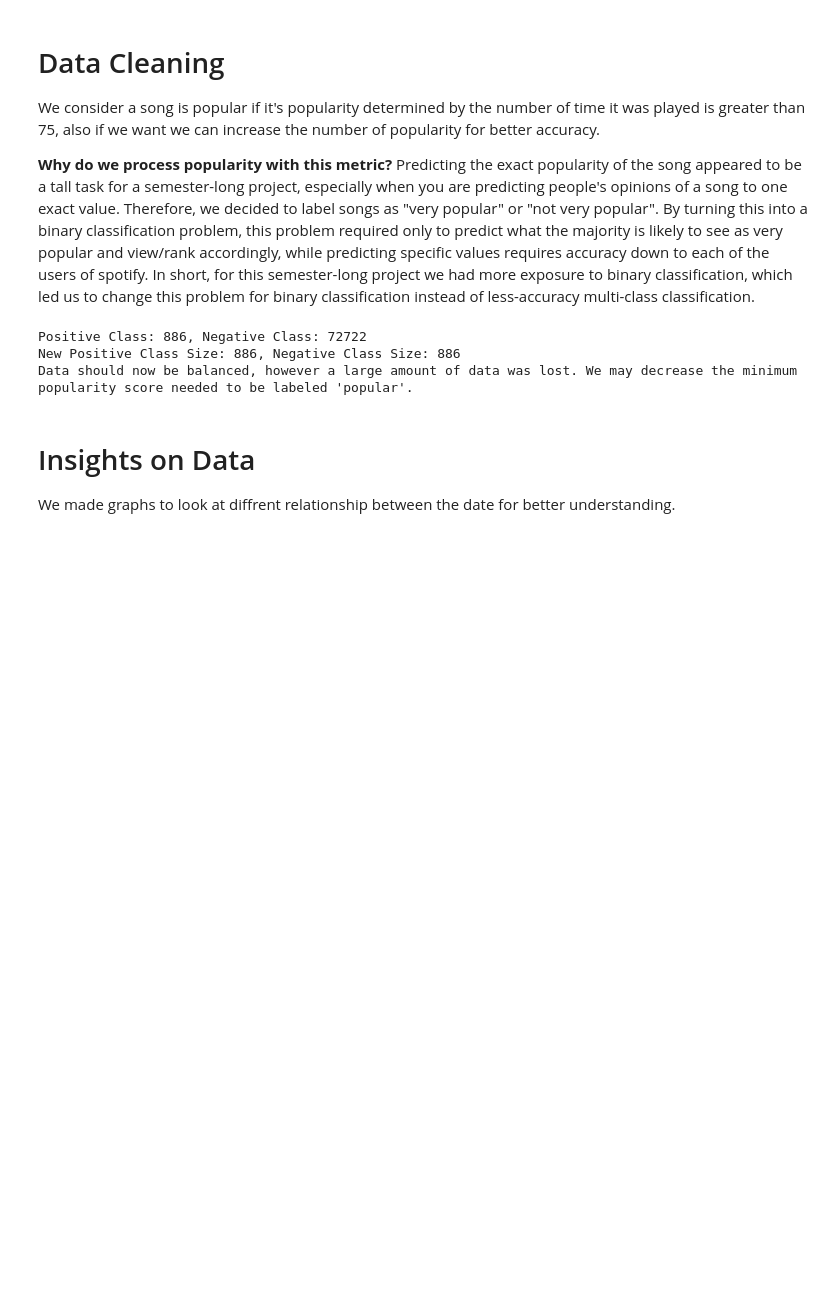
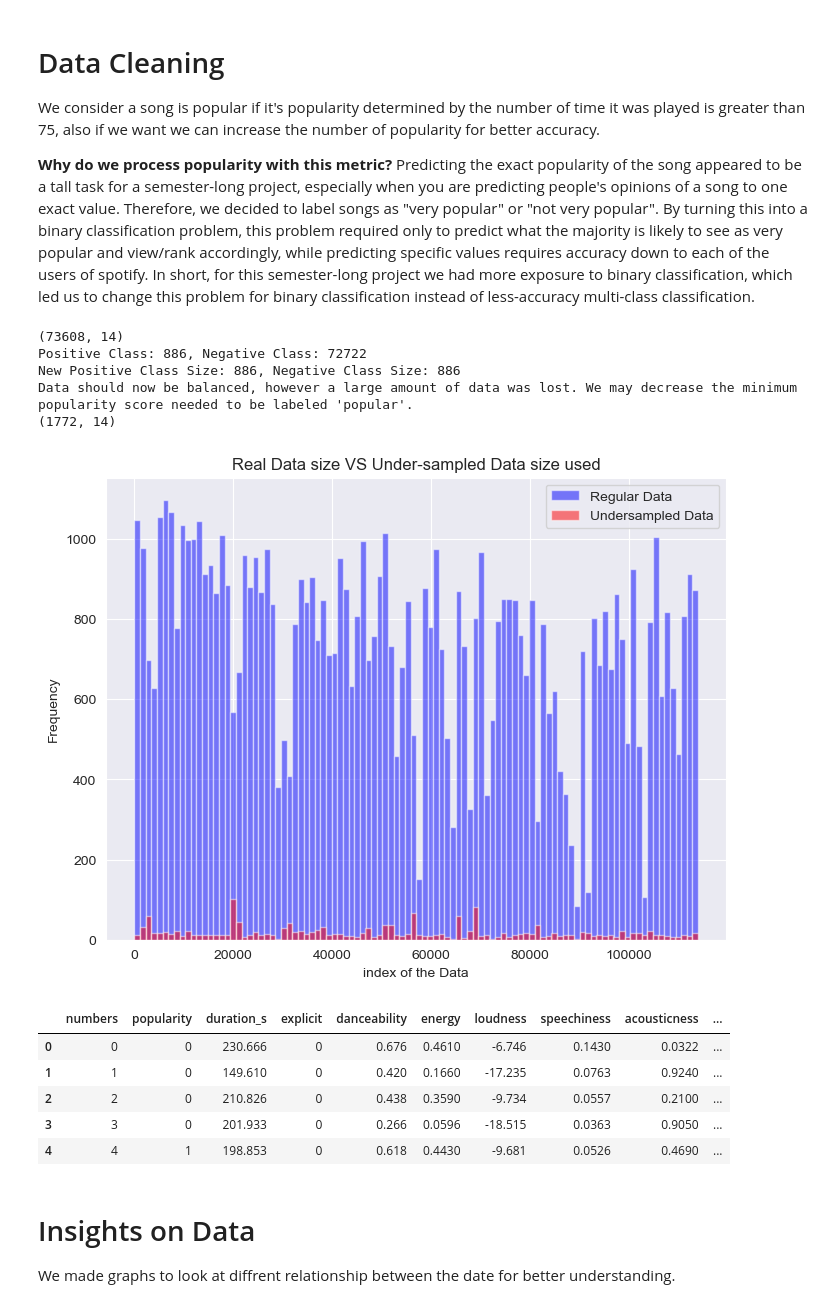
Before and after one commit to SamC0124/SClear_DDahal_MYinkaOke_Spotify_Project, a Jupyter notebook: cs3870_final_project.ipynb, the cells around one changed output. Drawn from its saved outputs; the diff is of its cells as text; code cells hidden in the pictures; blank space fills up the shorter version.

```diff
--- a/cs3870_final_project.ipynb
+++ b/cs3870_final_project.ipynb
@@ -86,36 +85,70 @@ cleared_data = cleared_data.drop_duplicates(subset=['track_name'])
 cleared_data['duration_s'] = cleared_data['duration_ms'] / 1000
 
 # List of columns you want to keep
-columns_data = ['popularity', 'duration_s', 'explicit', 'danceability', 'energy', 'loudness', 'speechiness',
+columns_data = ['numbers','popularity', 'duration_s', 'explicit', 'danceability', 'energy', 'loudness', 'speechiness',
                        'acousticness', 'instrumentalness', 'liveness', 'valence', 'tempo', 'time_signature']
 columns_targets = ['duration_s', 'explicit', 'danceability', 'energy', 'loudness', 'speechiness',
                        'acousticness', 'instrumentalness', 'liveness', 'valence', 'tempo', 'time_signature']
 
 # Filtering columns
 cleared_data = cleared_data[columns_data]
 
+
 # Filter data with "popularity" greater than 75
 popular_songs = cleared_data[cleared_data['popularity'] > 75]
+
+print(cleared_data.shape)
 
 ## Under-sampling the negative class for the data, picking from equal portions of the data throughout.
 print(f"Positive Class: {len(cleared_data[cleared_data['popularity'] == 1])}, Negative Class: {len(cleared_data[cleared_data['popularity'] == 0])}")
 sample_size = len(cleared_data[cleared_data['popularity'] == 1])
 undersampled_dataframe = cleared_data[cleared_data['popularity'] == 0].sample(sample_size)
 all_data = pd.concat([undersampled_dataframe, cleared_data[cleared_data['popularity'] == 1]])
 print(f"New Positive Class Size: {len(all_data[all_data['popularity'] == 1])}, Negative Class Size: {len(all_data[all_data['popularity'] == 0])}")
 print("Data should now be balanced, however a large amount of data was lost. We may decrease the minimum popularity score needed to be labeled \'popular\'.")
 
 all_numeric_data = all_data.select_dtypes(include='number')
 
 # Normalize the under-sampled data
 norm_undersampled = (all_numeric_data - all_numeric_data.min()) / (all_numeric_data.max() - all_numeric_data.min())
 
 # Standardization with standard deviation of all columns in the dataset?
 stan_undersampled = (all_numeric_data - all_numeric_data.mean()) / all_numeric_data.std()
+
+print(all_data.shape)
+
+# Get the length of the cleaned data and undersampled data
+
+
+
+# cleared_data_length_log = np.log2(cleared_data['numbers'])
+# undersampled_data_length_log = np.log2(all_data['numbers'])
+
+# Plot histogram of the lengths without log scale and equal bins
+plt.figure(figsize=(8, 6))
+plt.hist((cleared_data['numbers']), bins=100, color='blue', alpha=0.5, label='Regular Data')
+plt.hist((all_data['numbers']), bins=100, color='red', alpha=0.5, label='Undersampled Data')
+plt.xlabel('index of the Data')
+plt.ylabel('Frequency')
+plt.title('Real Data size VS Under-sampled Data size used')
+plt.legend()
+plt.grid(True)
+plt.show()
+
+cleared_data.head()
 # %% [output]
+(73608, 14)
 Positive Class: 886, Negative Class: 72722
 New Positive Class Size: 886, Negative Class Size: 886
 Data should now be balanced, however a large amount of data was lost. We may decrease the minimum popularity score needed to be labeled 'popular'.
+(1772, 14)
+[figure, added]
+|  | numbers | popularity | duration_s | explicit | danceability | energy | loudness | speechiness | acousticness | ... |
+| 0 | 0 | 0 | 230.666 | 0 | 0.676 | 0.4610 | -6.746 | 0.1430 | 0.0322 | ... |
+| 1 | 1 | 0 | 149.610 | 0 | 0.420 | 0.1660 | -17.235 | 0.0763 | 0.9240 | ... |
+| 2 | 2 | 0 | 210.826 | 0 | 0.438 | 0.3590 | -9.734 | 0.0557 | 0.2100 | ... |
+| 3 | 3 | 0 | 201.933 | 0 | 0.266 | 0.0596 | -18.515 | 0.0363 | 0.9050 | ... |
+| 4 | 4 | 1 | 198.853 | 0 | 0.618 | 0.4430 | -9.681 | 0.0526 | 0.4690 | ... |
 # %% [markdown]
 # Insights on Data
 
```
Also changed, not shown: parts of 2 cells of this notebook, 1 other file.
